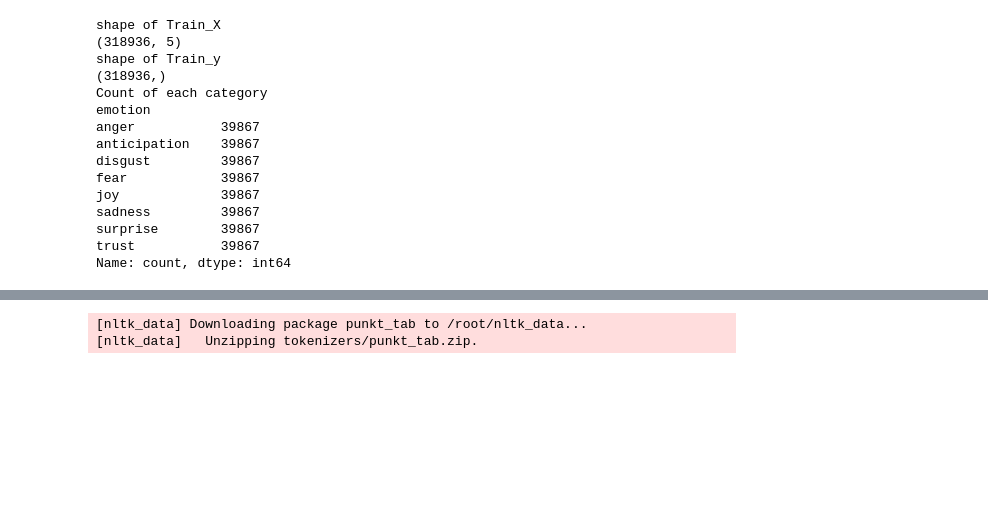
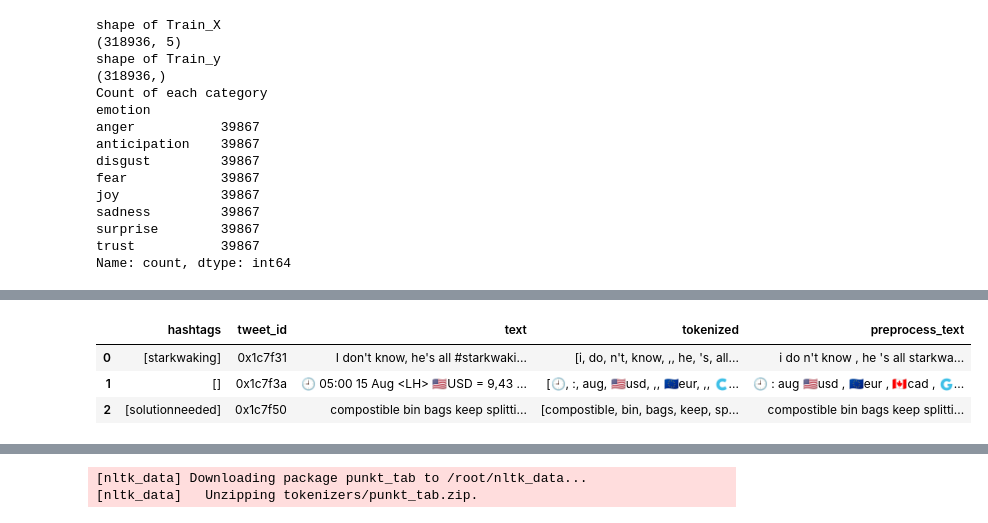
Before and after one commit to BORYA-dev/DM2024-Lab2-Homework, a Jupyter notebook: DM2024-Lab2-Homework.ipynb, the cells around one changed output, grey strips where cells are left out. Saved outputs shown, nothing was run; the diff lists cells and outputs as text; code cells hidden in the pictures; blank space fills up the shorter version.

```diff
--- a/DM2024-Lab2-Homework.ipynb
+++ b/DM2024-Lab2-Homework.ipynb
@@ -534,0 +351,10 @@ Name: count, dtype: int64
+# %%
+pre_df = pre_processing(X_resampled) # 回傳前處理完成的text
+# %%
+X_resampled = pd.concat([X_resampled, pre_df], axis=1)
+X_resampled.head(3)
+# %% [output]
+|  | hashtags | tweet_id | text | tokenized | preprocess_text |
+| 0 | [starkwaking] | 0x1c7f31 | I don't know, he's all #starkwaki... | [i, do, n't, know, ,, he, 's, all... | i do n't know , he 's all starkwa... |
+| 1 | [] | 0x1c7f3a | 🕘 05:00 15 Aug <LH> 🇺🇸USD = 9,43 ... | [🕘, :, aug, 🇺🇸usd, ,, 🇪🇺eur, ,, 🇨... | 🕘 : aug 🇺🇸usd , 🇪🇺eur , 🇨🇦cad , 🇬... |
+| 2 | [solutionneeded] | 0x1c7f50 | compostible bin bags keep splitti... | [compostible, bin, bags, keep, sp... | compostible bin bags keep splitti... |
```
Also changed, not shown: parts of 59 cells of this notebook.
